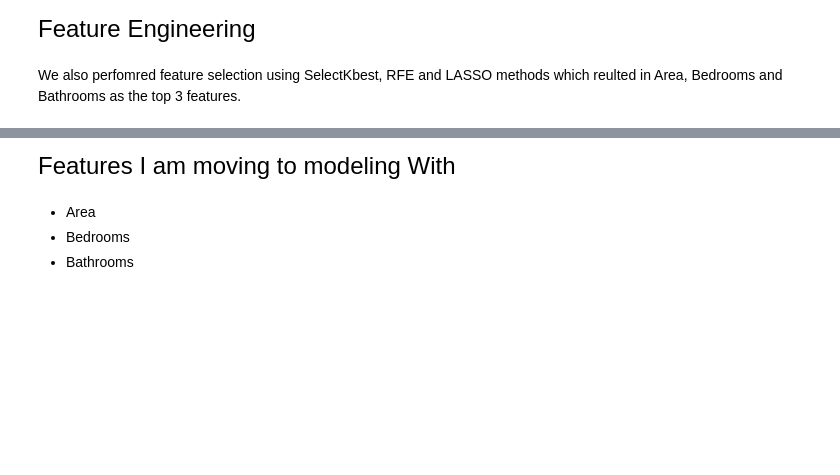
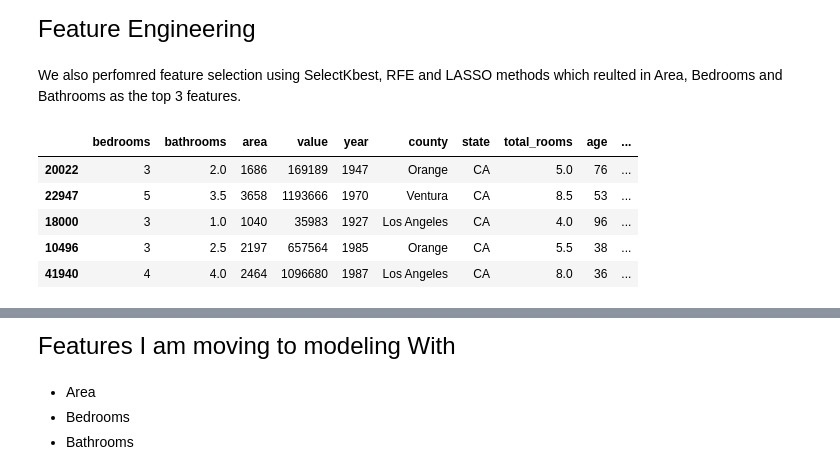
Before and after one commit to Jonathan-Garcia1/zillow_porperty_values, a Jupyter notebook: final_report_plus.ipynb, the cells around one changed output, grey strips where cells are left out. Cells and saved outputs as stored; diff of their text form; code cells hidden in the pictures; blank space fills up the shorter version.

```diff
--- a/final_report_plus.ipynb
+++ b/final_report_plus.ipynb
@@ -136,3 +136,12 @@ We perfomred pearsonr test on Area, Year built, Bedrooms, Bathrooms and County.
 We also perfomred feature selection using SelectKbest, RFE and LASSO methods which reulted in Area, Bedrooms and Bathrooms as the top 3 features.
 # %%
 train = features(train)
+# %%
+train.head()
+# %% [output]
+|  | bedrooms | bathrooms | area | value | year | county | state | total_rooms | age | ... |
+| 20022 | 3 | 2.0 | 1686 | 169189 | 1947 | Orange | CA | 5.0 | 76 | ... |
+| 22947 | 5 | 3.5 | 3658 | 1193666 | 1970 | Ventura | CA | 8.5 | 53 | ... |
+| 18000 | 3 | 1.0 | 1040 | 35983 | 1927 | Los Angeles | CA | 4.0 | 96 | ... |
+| 10496 | 3 | 2.5 | 2197 | 657564 | 1985 | Orange | CA | 5.5 | 38 | ... |
+| 41940 | 4 | 4.0 | 2464 | 1096680 | 1987 | Los Angeles | CA | 8.0 | 36 | ... |
```
Also changed, not shown: parts of 12 cells of this notebook, 3 other files.
